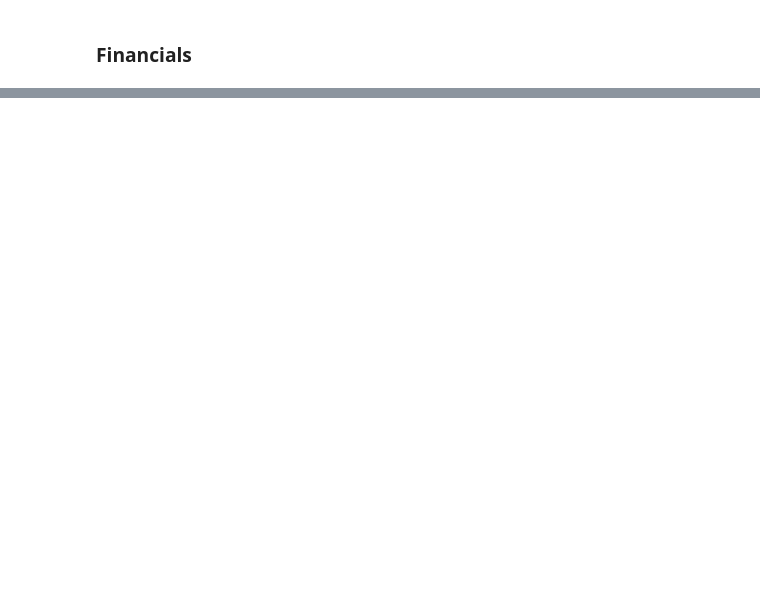
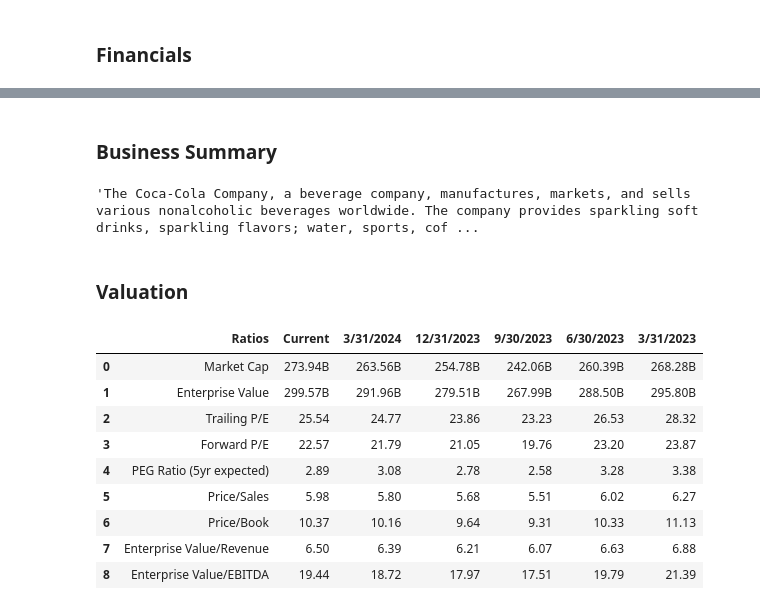
Before and after one commit to nicolasvazquez95/portfolio_optimization, a Jupyter notebook: yahoo_finance_merval.ipynb, the cells around one changed output, grey strips where cells are left out. Drawn from its saved outputs; the diff is of its cells as text; code cells hidden in the pictures; blank space fills up the shorter version.

```diff
--- a/yahoo_finance_merval.ipynb
+++ b/yahoo_finance_merval.ipynb
@@ -59,3 +74,26 @@ ko.get_financials()
 | CostOfRevenue | 18520000000.0 | 18000000000.0 | 15357000000.0 | 13433000000.0 | NaN |
 | TotalRevenue | 45754000000.0 | 43004000000.0 | 38655000000.0 | 33014000000.0 | NaN |
 | OperatingRevenue | 45754000000.0 | 43004000000.0 | 38655000000.0 | 33014000000.0 | NaN |
+# %% [markdown]
+### Business Summary
+# %%
+display(ko_info['longBusinessSummary'])
+# %% [output]
+'The Coca-Cola Company, a beverage company, manufactures, markets, and sells various nonalcoholic beverages worldwide. The company provides sparkling soft drinks, sparkling flavors; water, sports, cof ...
+# %% [markdown]
+### Valuation
+# %%
+ko_valuation = yf_si.get_stats_valuation(stock)
+ko_valuation.rename(columns={"Unnamed: 0":"Ratios"},inplace=True)
+ko_valuation
+# %% [output]
+|  | Ratios | Current | 3/31/2024 | 12/31/2023 | 9/30/2023 | 6/30/2023 | 3/31/2023 |
+| 0 | Market Cap | 273.94B | 263.56B | 254.78B | 242.06B | 260.39B | 268.28B |
+| 1 | Enterprise Value | 299.57B | 291.96B | 279.51B | 267.99B | 288.50B | 295.80B |
+| 2 | Trailing P/E | 25.54 | 24.77 | 23.86 | 23.23 | 26.53 | 28.32 |
+| 3 | Forward P/E | 22.57 | 21.79 | 21.05 | 19.76 | 23.20 | 23.87 |
+| 4 | PEG Ratio (5yr expected) | 2.89 | 3.08 | 2.78 | 2.58 | 3.28 | 3.38 |
+| 5 | Price/Sales | 5.98 | 5.80 | 5.68 | 5.51 | 6.02 | 6.27 |
+| 6 | Price/Book | 10.37 | 10.16 | 9.64 | 9.31 | 10.33 | 11.13 |
+| 7 | Enterprise Value/Revenue | 6.50 | 6.39 | 6.21 | 6.07 | 6.63 | 6.88 |
+| 8 | Enterprise Value/EBITDA | 19.44 | 18.72 | 17.97 | 17.51 | 19.79 | 21.39 |
```
Also changed, not shown: parts of 7 cells of this notebook.
